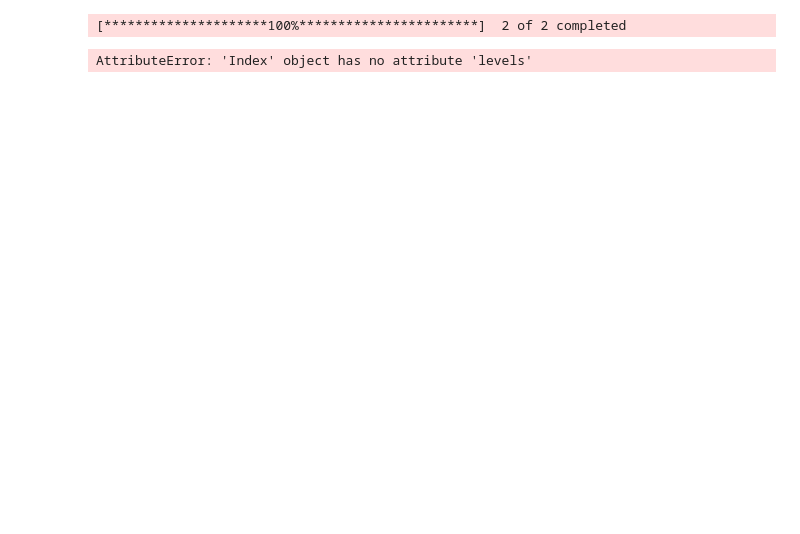
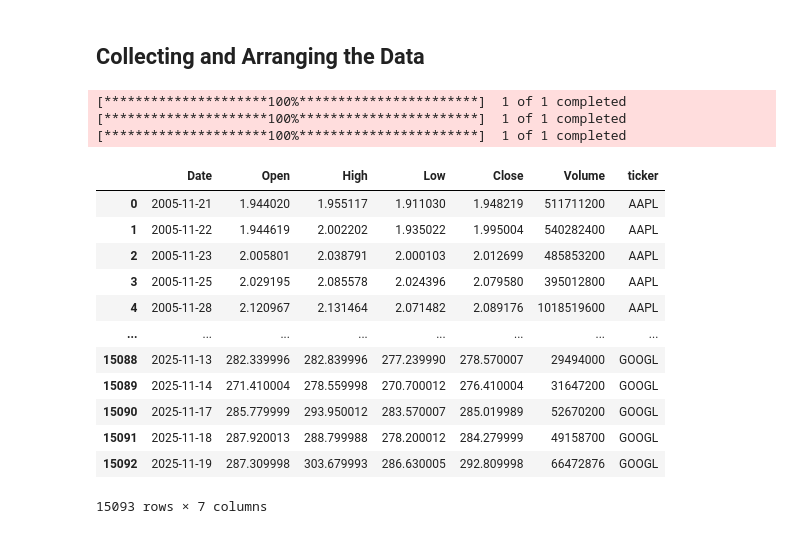
Before and after one commit to ProgrammerRez/Task-04---Stocks-Prediction, a Jupyter notebook: Training/Data_Collection.ipynb, the cells around one changed output. Cells and saved outputs as stored; diff of their text form; code cells hidden in the pictures; blank space fills up the shorter version.

```diff
--- a/Training/Data_Collection.ipynb
+++ b/Training/Data_Collection.ipynb
@@ -1,28 +1,48 @@
+# %% [markdown]
+## Collecting and Arranging the Data
 # %%
 import yfinance as yf
 import pandas as pd
 
-tickerStrings = ['AAPL', 'MSFT']
+def download_and_combine(tickers, period='20y'):
+    all_data = []
 
-# Download all tickers at once
-data = yf.download(tickerStrings, period='2d', group_by='Ticker')
+    for ticker in tickers:
+        # Download data
+        df = yf.download([ticker], period=period, group_by='Ticker')
 
-# Flatten MultiIndex columns
-data.columns = [col[1] for col in data.columns]
+        # Flatten MultiIndex columns
+        df.columns = [col[1] for col in df.columns]
 
-# Add a ticker column
-# Since we now have multiple tickers in the same DataFrame, we can melt it
-df_list = []
-for ticker in tickerStrings:
-    temp = data[ticker].copy() if ticker in data.columns.levels[0] else data.copy()
-    temp['ticker'] = ticker
-    df_list.append(temp)
+        # Add ticker column
+        df['ticker'] = ticker
 
-# Combine all tickers into one DataFrame
-df = pd.concat(df_list)
-df.reset_index(inplace=True)  # Make 'Date' a column
+        # Store for combining
+        all_data.append(df)
 
-print(df)
+    # Combine all tickers into one dataframe
+    combined_df = pd.concat(all_data).reset_index()
+
+    return combined_df
+
+tickers = ['AAPL', 'MSFT', 'GOOGL']
+df = download_and_combine(tickers)
+
+df
 # %% [output]
-[*********************100%***********************]  2 of 2 completed
+[*********************100%***********************]  1 of 1 completed
+[*********************100%***********************]  1 of 1 completed
+[*********************100%***********************]  1 of 1 completed
+|  | Date | Open | High | Low | Close | Volume | ticker |
+| 0 | 2005-11-21 | 1.944020 | 1.955117 | 1.911030 | 1.948219 | 511711200 | AAPL |
+| 1 | 2005-11-22 | 1.944619 | 2.002202 | 1.935022 | 1.995004 | 540282400 | AAPL |
+| 2 | 2005-11-23 | 2.005801 | 2.038791 | 2.000103 | 2.012699 | 485853200 | AAPL |
+| 3 | 2005-11-25 | 2.029195 | 2.085578 | 2.024396 | 2.079580 | 395012800 | AAPL |
+| 4 | 2005-11-28 | 2.120967 | 2.131464 | 2.071482 | 2.089176 | 1018519600 | AAPL |
+| ... | ... | ... | ... | ... | ... | ... | ... |
+| 15088 | 2025-11-13 | 282.339996 | 282.839996 | 277.239990 | 278.570007 | 29494000 | GOOGL |
+| 15089 | 2025-11-14 | 271.410004 | 278.559998 | 270.700012 | 276.410004 | 31647200 | GOOGL |
+| 15090 | 2025-11-17 | 285.779999 | 293.950012 | 283.570007 | 285.019989 | 52670200 | GOOGL |
+| 15091 | 2025-11-18 | 287.920013 | 288.799988 | 278.200012 | 284.279999 | 49158700 | GOOGL |
+| 15092 | 2025-11-19 | 287.309998 | 303.679993 | 286.630005 | 292.809998 | 66472876 | GOOGL |
-AttributeError: 'Index' object has no attribute 'levels'
+15093 rows × 7 columns
```
Also changed, not shown: parts of 9 cells of this notebook.
